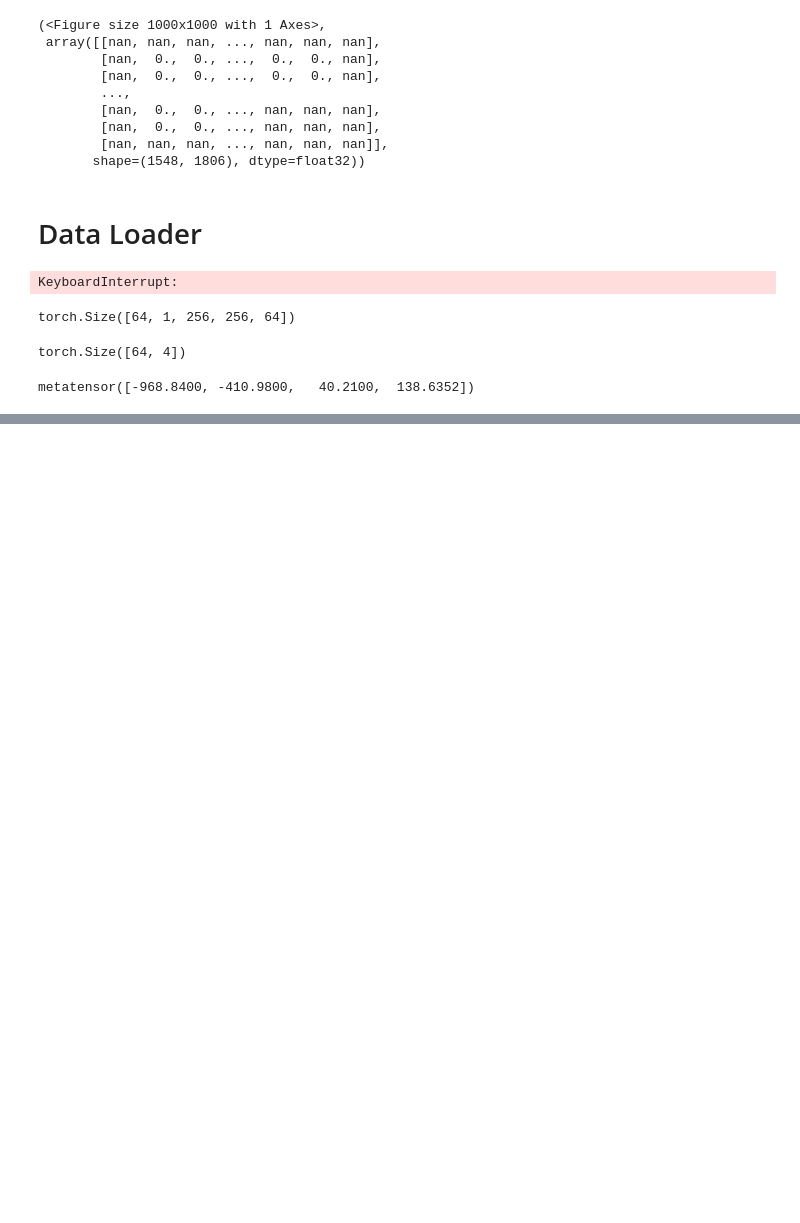
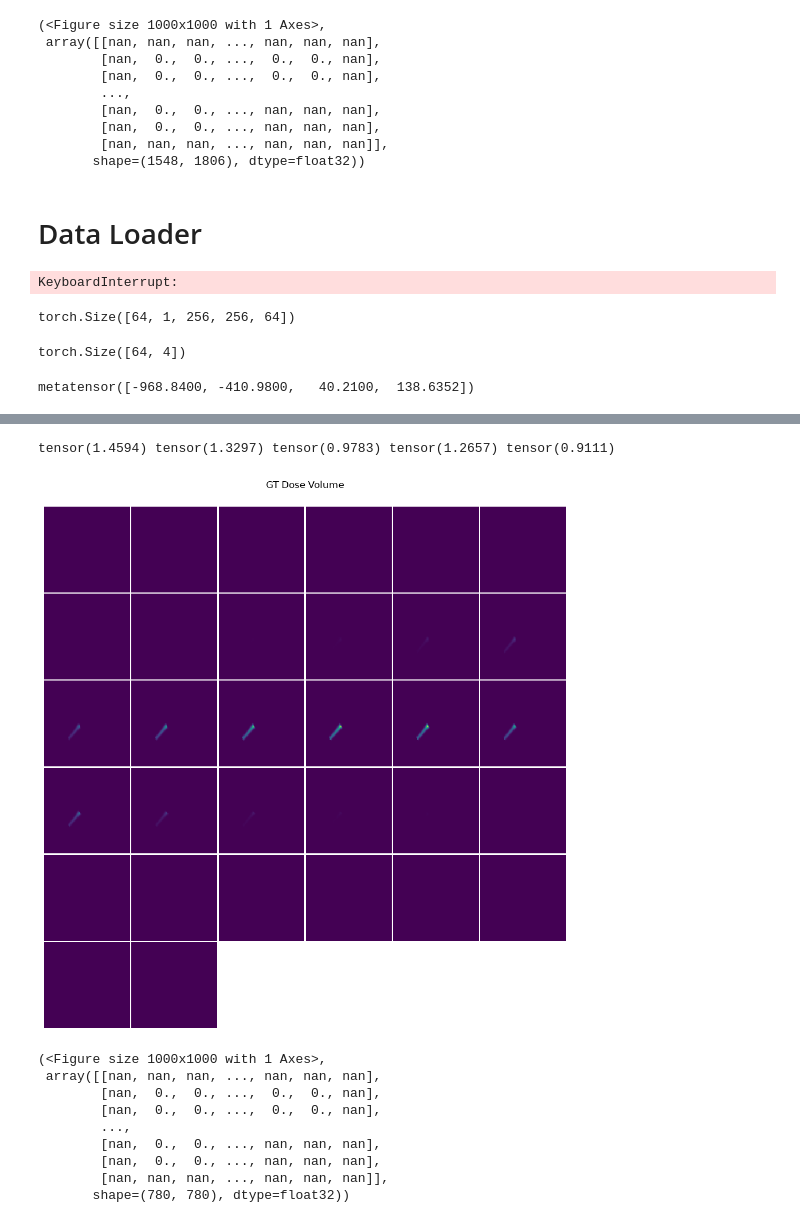
Before and after one commit to Dudgit/nr_dose, a Jupyter notebook: notebooks/atlas.ipynb, the cells around one changed output, grey strips where cells are left out. Saved outputs shown, nothing was run; the diff lists cells and outputs as text; code cells hidden in the pictures; blank space fills up the shorter version.

```diff
--- a/notebooks/atlas.ipynb
+++ b/notebooks/atlas.ipynb
@@ -510,0 +669,7 @@ metatensor([-968.8400, -410.9800,   40.2100,  138.6352])
+# %%
+from monai.transforms import Lambdad
+from monai.transforms import SelectItemsd
+def scale_dose_by_1000(x):
+    return x * 1000.0
+from monai.transforms import MapTransform, ResizeWithPadOrCropd , EnsureTyped,Compose, LoadImaged, EnsureChannelFirstd, Spacingd, CenterSpatialCropd
+from monai.transforms import ScaleIntensityRanged
@@ -510,0 +679,21 @@ metatensor([-968.8400, -410.9800,   40.2100,  138.6352])
+# %%
+config_name = "default_config"
+cfg = OmegaConf.load(f"configs/{config_name}.yaml")
+data_cfg = cfg['data']
+hw_cfg = OmegaConf.load(f"configs/hw_config.yaml")
+
+train_list = json.load(open(data_cfg['train_list'], "r"))
+val_list = json.load(open(data_cfg['val_list'], "r"))
+# %%
+
+train_transforms = Compose([
+LoadImaged(keys=["ct", "gt_dose"]),
+EnsureChannelFirstd(keys=["ct", "gt_dose"]),
+Lambdad(keys=["gt_dose"], func=scale_dose_by_1000),
+ScaleIntensityRanged(keys=['ct'],a_min=data_cfg['ct_min'], a_max=data_cfg['ct_max'], b_min=0.0, b_max=1.0, clip=True),
+ExtractSlabsAroundZ(keys=["ct", "gt_dose"], source_key="ray_source", slice_radius=15),
+Spacingd(keys=["ct", "gt_dose"], pixdim=data_cfg['pixdim'], mode='nearest'), # pixdim = [4.0, 4.0, 3.0]
+ResizeWithPadOrCropd(keys=["ct", "gt_dose"], spatial_size=data_cfg['roi_size']), #roi_size = [128, 128, 32]
+EnsureTyped(keys=["ct", "gt_dose", "condition"],track_meta=False,dtype=torch.float32),
+SelectItemsd(keys=["ct", "gt_dose", "condition"])
+])
@@ -510,0 +708,18 @@ metatensor([-968.8400, -410.9800,   40.2100,  138.6352])
+# %%
+sample_dict = train_list[174]
+data = train_transforms(sample_dict)
+data['gt_dose'].shape
+print(torch.max(data['gt_dose'][:,:,:,15]), torch.max(data['gt_dose'][:,:,:,16]), torch.max(data['gt_dose'][:,:,:,17]), torch.max(data['gt_dose'][:,:,:,14]), torch.max(data['gt_dose'][:,:,:,13]),)
+matshow3d(data['gt_dose'], title="GT Dose Volume", frame_dim=-1, show=True)
+# %% [output]
+tensor(1.4594) tensor(1.3297) tensor(0.9783) tensor(1.2657) tensor(0.9111)
+[figure, added]
+(<Figure size 1000x1000 with 1 Axes>,
+ array([[nan, nan, nan, ..., nan, nan, nan],
+        [nan,  0.,  0., ...,  0.,  0., nan],
+        [nan,  0.,  0., ...,  0.,  0., nan],
+        ...,
+        [nan,  0.,  0., ..., nan, nan, nan],
+        [nan,  0.,  0., ..., nan, nan, nan],
+        [nan, nan, nan, ..., nan, nan, nan]],
+       shape=(780, 780), dtype=float32))
```
Also changed, not shown: parts of 20 cells of this notebook, 9 other files.
